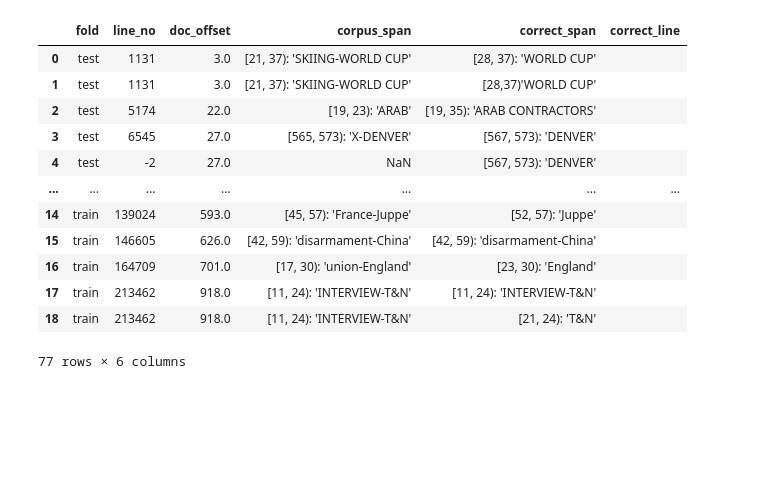
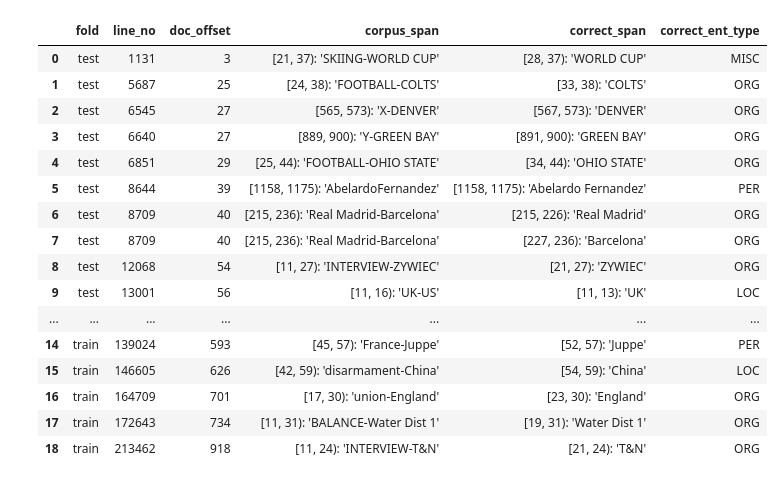
Before and after one commit to CODAIT/Identifying-Incorrect-Labels-In-CoNLL-2003, a Jupyter notebook: scripts/token_correction_preprocessing.ipynb, the cells around one changed output. Drawn from its saved outputs; the diff is of its cells as text; code cells hidden in the pictures; blank space fills up the shorter version.

```diff
--- a/scripts/token_correction_preprocessing.ipynb
+++ b/scripts/token_correction_preprocessing.ipynb
@@ -17,7 +17,7 @@ files = {
     'train'     : "../original_corpus/eng.train"
 }
 # %%
-columns = ['doc_offset', 'corpus_span', 'correct_span', 'error_type']
+columns = ['doc_offset', 'corpus_span', 'correct_span', 'correct_ent_type', 'error_type']
 
 test_df = pd.DataFrame(columns = columns)
 dev_df = pd.DataFrame(columns = columns)
@@ -181,19 +136,25 @@ The correct_span did not match lines. train, 2
 # %%
+# Turn off the 60-row limit for displaying dataframes
+pd.options.display.max_rows = None
 full_df = pd.DataFrame()
 full_df = test_df.append(dev_df).append(train_df)
-full_df = full_df[['fold','line_no', 'doc_offset', 'corpus_span', 'correct_span', 'correct_line']];
+full_df = full_df[['fold','line_no', 'doc_offset', 'corpus_span', 'correct_span', 'correct_ent_type']];
 full_df
 # %% [output]
-|  | fold | line_no | doc_offset | corpus_span | correct_span | correct_line |
-| 0 | test | 1131 | 3.0 | [21, 37): 'SKIING-WORLD CUP' | [28, 37): 'WORLD CUP' |  |
-| 1 | test | 1131 | 3.0 | [21, 37): 'SKIING-WORLD CUP' | [28,37)'WORLD CUP' |  |
-| 2 | test | 5174 | 22.0 | [19, 23): 'ARAB' | [19, 35): 'ARAB CONTRACTORS' |  |
-| 3 | test | 6545 | 27.0 | [565, 573): 'X-DENVER' | [567, 573): 'DENVER' |  |
-| 4 | test | -2 | 27.0 | NaN | [567, 573): 'DENVER' |  |
+|  | fold | line_no | doc_offset | corpus_span | correct_span | correct_ent_type |
+| 0 | test | 1131 | 3 | [21, 37): 'SKIING-WORLD CUP' | [28, 37): 'WORLD CUP' | MISC |
+| 1 | test | 5687 | 25 | [24, 38): 'FOOTBALL-COLTS' | [33, 38): 'COLTS' | ORG |
+| 2 | test | 6545 | 27 | [565, 573): 'X-DENVER' | [567, 573): 'DENVER' | ORG |
+| 3 | test | 6640 | 27 | [889, 900): 'Y-GREEN BAY' | [891, 900): 'GREEN BAY' | ORG |
+| 4 | test | 6851 | 29 | [25, 44): 'FOOTBALL-OHIO STATE' | [34, 44): 'OHIO STATE' | ORG |
+| 5 | test | 8644 | 39 | [1158, 1175): 'AbelardoFernandez' | [1158, 1175): 'Abelardo Fernandez' | PER |
+| 6 | test | 8709 | 40 | [215, 236): 'Real Madrid-Barcelona' | [215, 226): 'Real Madrid' | ORG |
+| 7 | test | 8709 | 40 | [215, 236): 'Real Madrid-Barcelona' | [227, 236): 'Barcelona' | ORG |
+| 8 | test | 12068 | 54 | [11, 27): 'INTERVIEW-ZYWIEC' | [21, 27): 'ZYWIEC' | ORG |
+| 9 | test | 13001 | 56 | [11, 16): 'UK-US' | [11, 13): 'UK' | LOC |
 | ... | ... | ... | ... | ... | ... | ... |
-| 14 | train | 139024 | 593.0 | [45, 57): 'France-Juppe' | [52, 57): 'Juppe' |  |
-| 15 | train | 146605 | 626.0 | [42, 59): 'disarmament-China' | [42, 59): 'disarmament-China' |  |
-| 16 | train | 164709 | 701.0 | [17, 30): 'union-England' | [23, 30): 'England' |  |
-| 17 | train | 213462 | 918.0 | [11, 24): 'INTERVIEW-T&N' | [11, 24): 'INTERVIEW-T&N' |  |
-| 18 | train | 213462 | 918.0 | [11, 24): 'INTERVIEW-T&N' | [21, 24): 'T&N' |  |
+| 14 | train | 139024 | 593 | [45, 57): 'France-Juppe' | [52, 57): 'Juppe' | PER |
+| 15 | train | 146605 | 626 | [42, 59): 'disarmament-China' | [54, 59): 'China' | LOC |
+| 16 | train | 164709 | 701 | [17, 30): 'union-England' | [23, 30): 'England' | ORG |
+| 17 | train | 172643 | 734 | [11, 31): 'BALANCE-Water Dist 1' | [19, 31): 'Water Dist 1' | ORG |
+| 18 | train | 213462 | 918 | [11, 24): 'INTERVIEW-T&N' | [21, 24): 'T&N' | ORG |
-77 rows × 6 columns
```
Also changed, not shown: parts of 9 cells of this notebook, 6 other files.
